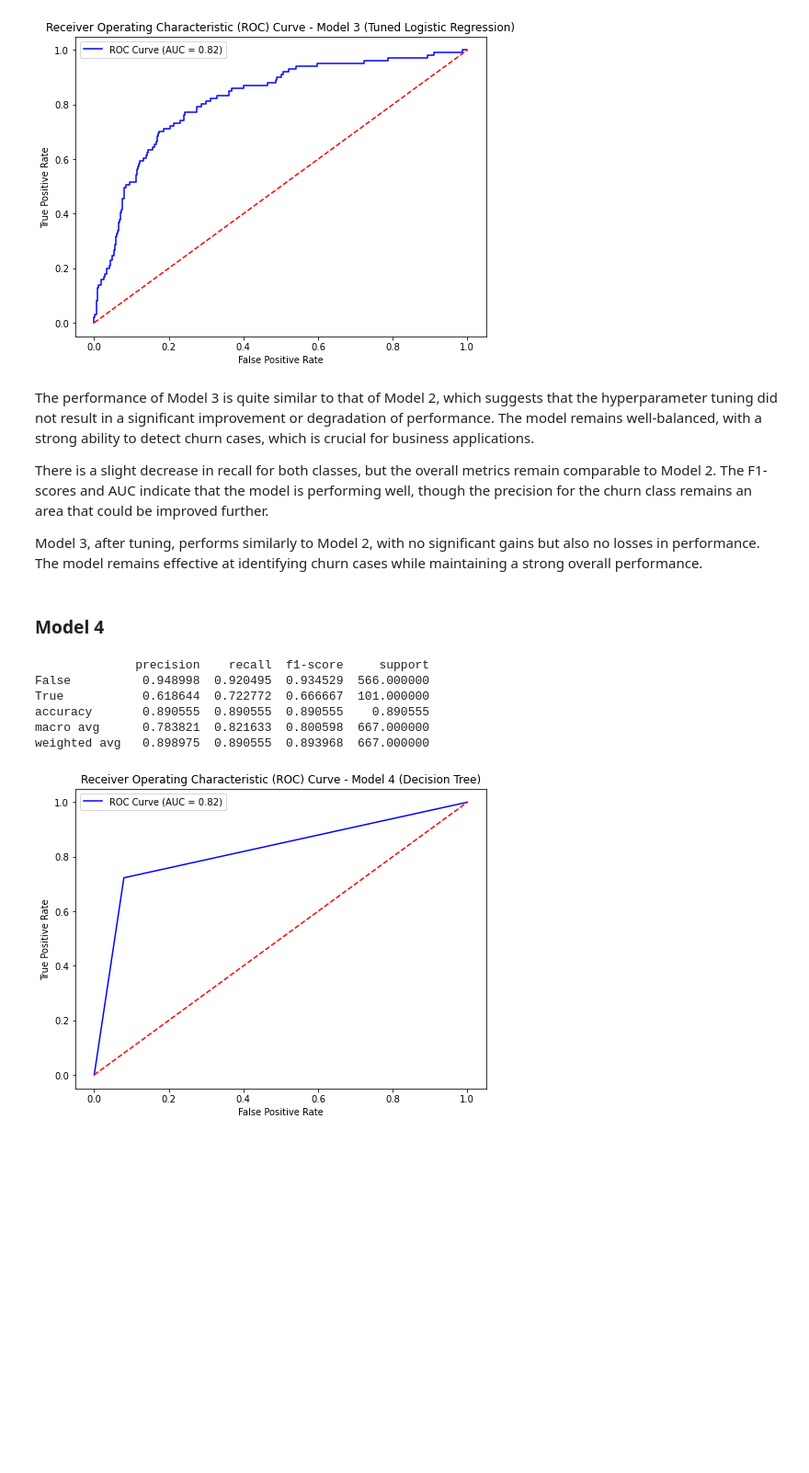
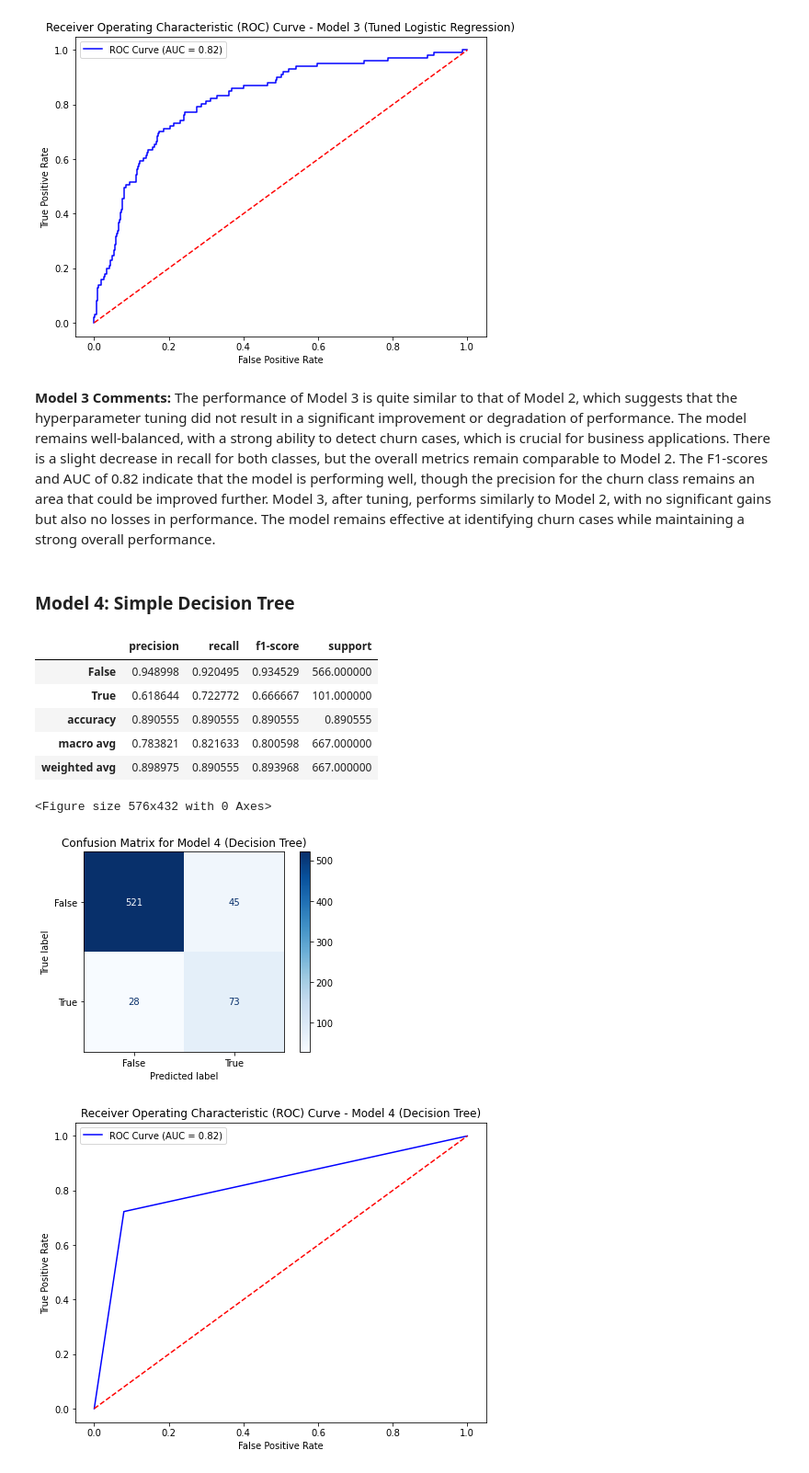
Before and after one commit to engige/syriatel_churn_modeling, a Jupyter notebook: index.ipynb, the cells around one changed output. Shown: that part at 92% size. Saved outputs shown, nothing was run; the diff lists cells and outputs as text; code cells hidden in the pictures; blank space fills up the shorter version.

```diff
--- a/index.ipynb
+++ b/index.ipynb
@@ -454,13 +459,9 @@ plt.show()
 # %% [output]
 [figure]
 # %% [markdown]
-The performance of Model 3 is quite similar to that of Model 2, which suggests that the hyperparameter tuning did not result in a significant improvement or degradation of performance. The model remains well-balanced, with a strong ability to detect churn cases, which is crucial for business applications.
-
-There is a slight decrease in recall for both classes, but the overall metrics remain comparable to Model 2. The F1-scores and AUC indicate that the model is performing well, though the precision for the churn class remains an area that could be improved further.
-
-Model 3, after tuning, performs similarly to Model 2, with no significant gains but also no losses in performance. The model remains effective at identifying churn cases while maintaining a strong overall performance.
+**Model 3 Comments:** The performance of Model 3 is quite similar to that of Model 2, which suggests that the hyperparameter tuning did not result in a significant improvement or degradation of performance. The model remains well-balanced, with a strong ability to detect churn cases, which is crucial for business applications. There is a slight decrease in recall for both classes, but the overall metrics remain comparable to Model 2. The F1-scores and AUC of 0.82 indicate that the model is performing well, though the precision for the churn class remains an area that could be improved further. Model 3, after tuning, performs similarly to Model 2, with no significant gains but also no losses in performance. The model remains effective at identifying churn cases while maintaining a strong overall performance.
 # %% [markdown]
-### Model 4
+### Model 4: Simple Decision Tree
 # %%
 from sklearn.tree import DecisionTreeClassifier
 
@@ -484,14 +485,29 @@ report_dict = classification_report(y_test, y_pred_tree, output_dict=True)
 report_df = pd.DataFrame(report_dict).transpose()
 
 # Print the classification report in a tabular format
-print(report_df)
+report_df
 # %% [output]
-              precision    recall  f1-score     support
-False          0.948998  0.920495  0.934529  566.000000
-True           0.618644  0.722772  0.666667  101.000000
-accuracy       0.890555  0.890555  0.890555    0.890555
-macro avg      0.783821  0.821633  0.800598  667.000000
-weighted avg   0.898975  0.890555  0.893968  667.000000
+|  | precision | recall | f1-score | support |
+| False | 0.948998 | 0.920495 | 0.934529 | 566.000000 |
+| True | 0.618644 | 0.722772 | 0.666667 | 101.000000 |
+| accuracy | 0.890555 | 0.890555 | 0.890555 | 0.890555 |
+| macro avg | 0.783821 | 0.821633 | 0.800598 | 667.000000 |
+| weighted avg | 0.898975 | 0.890555 | 0.893968 | 667.000000 |
+# %%
+# Generate the confusion matrix for Model 4
+cm_decision_tree = confusion_matrix(y_test, y_pred_tree)
+
+# Create a ConfusionMatrixDisplay object
+cmd_decision_tree = ConfusionMatrixDisplay(confusion_matrix=cm_decision_tree, display_labels=decision_tree.classes_)
+
+# Plot the confusion matrix
+plt.figure(figsize=(8, 6))
+cmd_decision_tree.plot(cmap=plt.cm.Blues)
+plt.title("Confusion Matrix for Model 4 (Decision Tree)")
+plt.show()
+# %% [output]
+<Figure size 576x432 with 0 Axes>
+[figure, added]
 # %%
 # Calculate ROC AUC score for the Decision Tree model
 roc_auc_tree = roc_auc_score(y_test, decision_tree.predict_proba(X_test_final)[:, 1])
```
Also changed, not shown: parts of 28 cells of this notebook.
